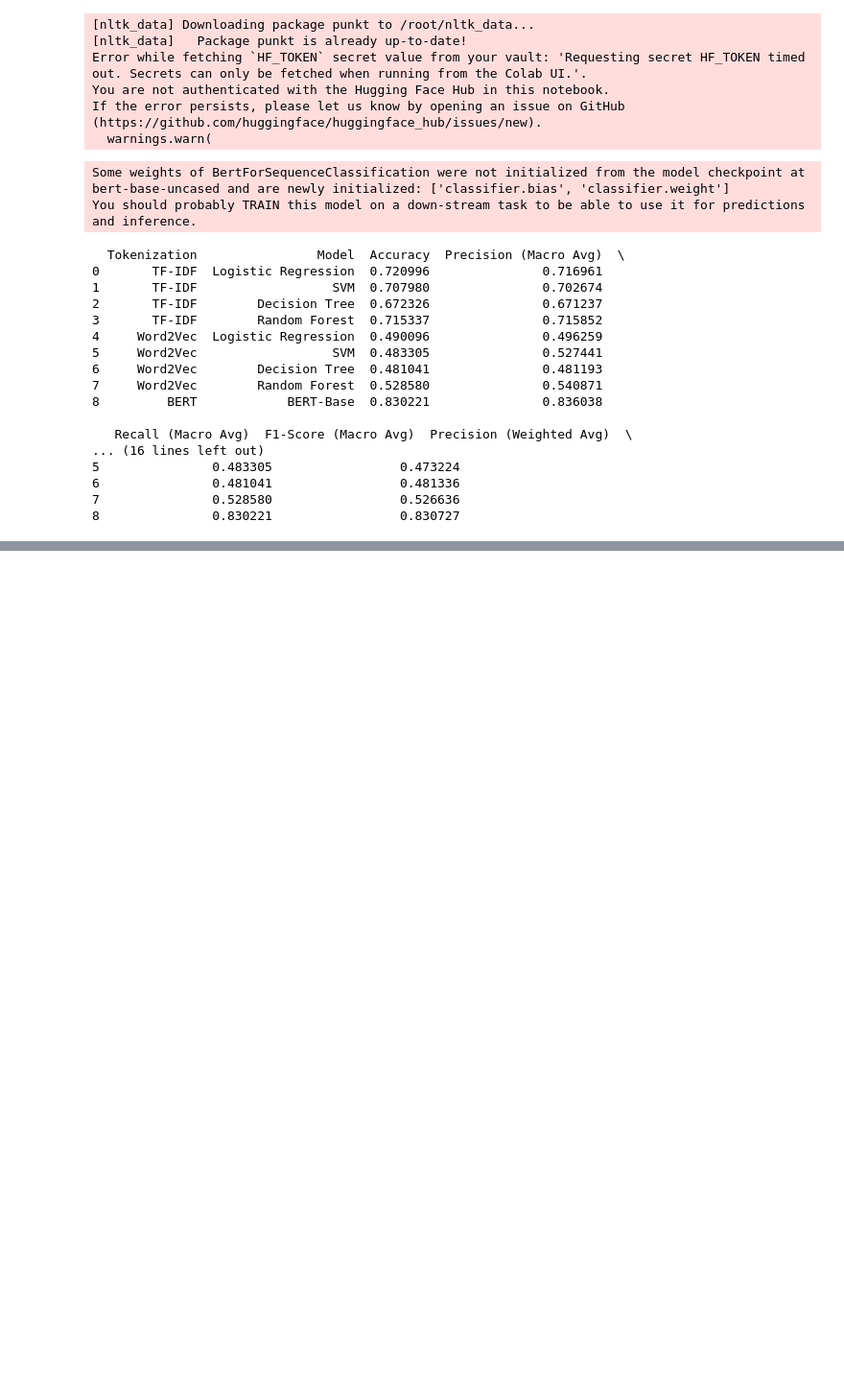
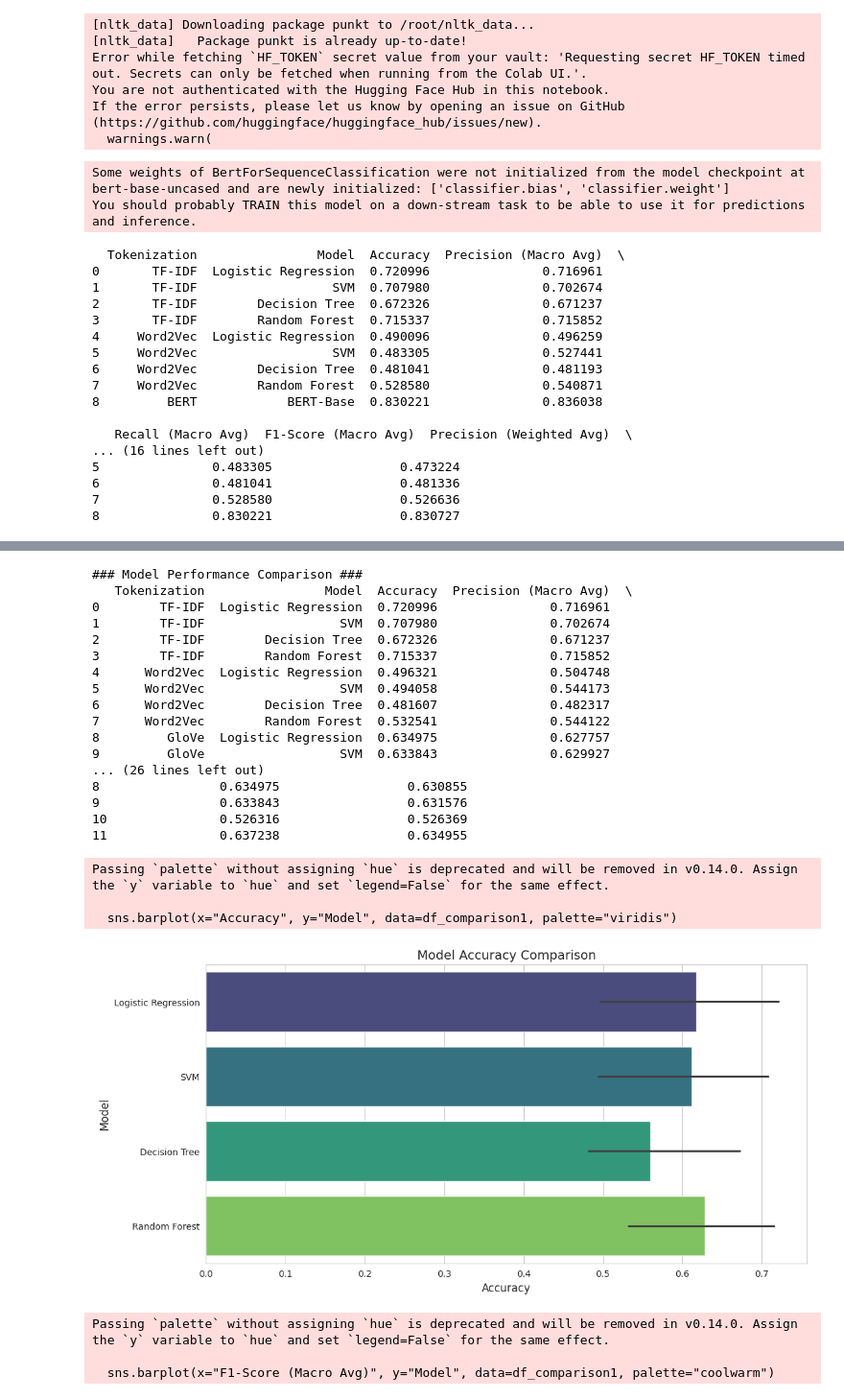
Before and after one commit to RadnuST/AIML, a Jupyter notebook: Reddit_Califonia_fire.ipynb, the cells around one changed output, grey strips where cells are left out. Shown at 96% size. Cells and saved outputs as stored; diff of their text form; code cells hidden in the pictures; blank space fills up the shorter version.

```diff
--- a/Reddit_Califonia_fire.ipynb
+++ b/Reddit_Califonia_fire.ipynb
@@ -2112,0 +2114,57 @@ Passing `palette` without assigning `hue` is deprecated and will be removed in v
+# %%
+# Convert results to DataFrame
+df_comparison1 = pd.DataFrame(model_performance)
+
+# Print model comparison table
+print("\n### Model Performance Comparison ###")
+print(df_comparison1)
+
+# **Plot Accuracy Comparison**
+plt.figure(figsize=(12, 6))
+sns.barplot(x="Accuracy", y="Model", data=df_comparison1, palette="viridis")
+plt.xlabel("Accuracy", fontsize=12)
+plt.ylabel("Model", fontsize=12)
+plt.title("Model Accuracy Comparison", fontsize=14)
+plt.show()
+
+# **Plot F1-Score (Macro Avg) Comparison**
+plt.figure(figsize=(12, 6))
+sns.barplot(x="F1-Score (Macro Avg)", y="Model", data=df_comparison1, palette="coolwarm")
+plt.xlabel("F1-Score (Macro Avg)", fontsize=12)
+plt.ylabel("Model", fontsize=12)
+plt.title("Model F1-Score Comparison", fontsize=14)
+plt.show()
+
+# **Plot Confusion Matrix for Fine-tuned BERT**
+cm = confusion_matrix(all_labels, all_preds)
+plt.figure(figsize=(8, 6))
+sns.heatmap(cm, annot=True, fmt="d", cmap="Blues", xticklabels=["Negative", "Positive", "Neutral"], yticklabels=["Negative", "Positive", "Neutral"])
+plt.xlabel("Predicted")
+plt.ylabel("True")
+plt.title("Confusion Matrix - Fine-tuned BERT")
+plt.show()
+# %% [output]
+### Model Performance Comparison ###
+   Tokenization                Model  Accuracy  Precision (Macro Avg)  \
+0        TF-IDF  Logistic Regression  0.720996               0.716961
+1        TF-IDF                  SVM  0.707980               0.702674
+2        TF-IDF        Decision Tree  0.672326               0.671237
+3        TF-IDF        Random Forest  0.715337               0.715852
+4      Word2Vec  Logistic Regression  0.496321               0.504748
+5      Word2Vec                  SVM  0.494058               0.544173
+6      Word2Vec        Decision Tree  0.481607               0.482317
+7      Word2Vec        Random Forest  0.532541               0.544122
+8         GloVe  Logistic Regression  0.634975               0.627757
+9         GloVe                  SVM  0.633843               0.629927
+... (26 lines left out)
+8                0.634975                 0.630855
+9                0.633843                 0.631576
+10               0.526316                 0.526369
+11               0.637238                 0.634955
+Passing `palette` without assigning `hue` is deprecated and will be removed in v0.14.0. Assign the `y` variable to `hue` and set `legend=False` for the same effect.
+
+  sns.barplot(x="Accuracy", y="Model", data=df_comparison1, palette="viridis")
+[figure, added]
+Passing `palette` without assigning `hue` is deprecated and will be removed in v0.14.0. Assign the `y` variable to `hue` and set `legend=False` for the same effect.
+
+  sns.barplot(x="F1-Score (Macro Avg)", y="Model", data=df_comparison1, palette="coolwarm")
```
Also changed, not shown: parts of 11 cells of this notebook.
